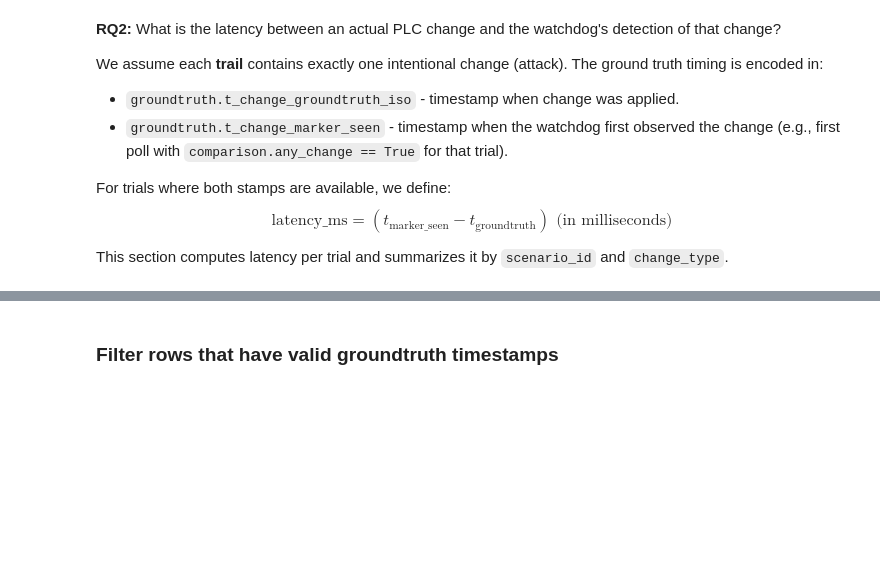
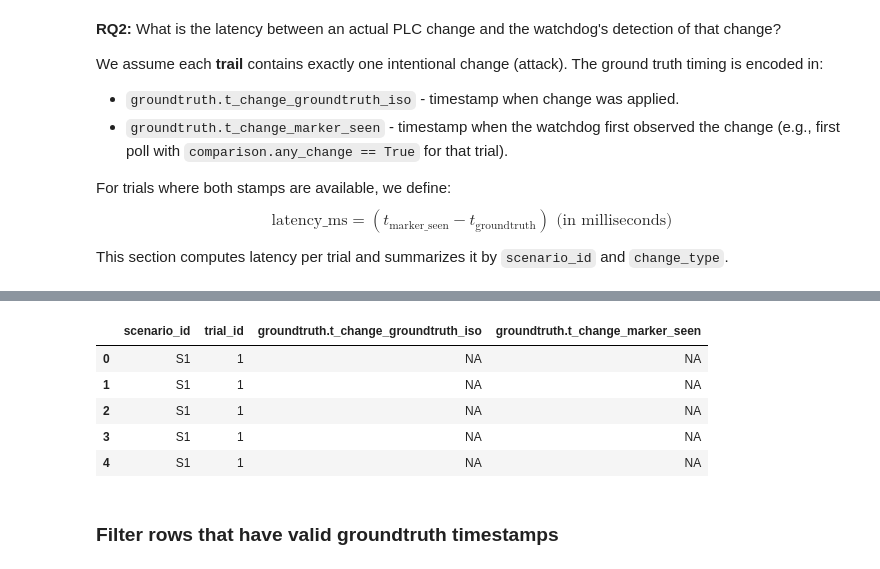
Before and after one commit to georgelake2/ESP32_PLC_Reader, a Jupyter notebook: Watchdog_experiments.ipynb, the cells around one changed output, grey strips where cells are left out. Drawn from its saved outputs; the diff is of its cells as text; code cells hidden in the pictures; blank space fills up the shorter version.

```diff
--- a/Watchdog_experiments.ipynb
+++ b/Watchdog_experiments.ipynb
@@ -312,0 +333,19 @@ This section computes latency per trial and summarizes it by `scenario_id` and `
+# %%
+# Fill groundtruth.t_change_groundtruth_iso for each trial from the manual mapping.
+def groundtruth_time(row):
+    key = (row.get("scenario_id", None), int(row.get("trial_id", 0)))
+    if key in GROUNDTRUTH_CHANGE_TIMES:
+        return GROUNDTRUTH_CHANGE_TIMES[key]
+    # Fall back to whatever is in the log (usually "NA")
+    return row.get("groundtruth.t_change_groundtruth_iso", "NA")
+
+flat["groundtruth.t_change_groundtruth_iso"] = flat.apply(
+    groundtruth_time,
+    axis=1,
+)
+
+flat[[
+    "scenario_id",
+    "trial_id",
+    "groundtruth.t_change_groundtruth_iso",
+]].head()
@@ -313,3 +359,49 @@ This section computes latency per trial and summarizes it by `scenario_id` and `
+# %%
+# Initialize marker_seen to "NA" everywhere
+flat["groundtruth.t_change_marker_seen"] = "NA"
+
+# For each (scenario_id, trial_id) that has a defined change time,
+# find the first detection and use its ESP32 timestamp as marker_seen.
+for (scenario, trial), group in flat.groupby(["scenario_id", "trial_id"]):
+    key = (scenario, int(trial))
+    gt_iso = GROUNDTRUTH_CHANGE_TIMES.get(key)
+    if gt_iso is None:
+        # No intentional change recorded for this trial
+        continue
+
+    # All rows where watchdog saw any change
+    if "comparison.any_change" not in group.columns:
+        continue
+
+    det_rows = group[group["comparison.any_change"].astype(bool)]
+    if det_rows.empty:
+        # No detection in this trial; leave marker_seen as "NA"
+        continue
+
+    # First detection in that trial
+    first_det = det_rows.iloc[0]
+    marker_iso = first_det["esp32_timestamp_iso"]
+
+    # Write this marker to all rows for that trial
+    mask = (
+        (flat["scenario_id"] == scenario)
+        & (flat["trial_id"] == trial)
+    )
+    flat.loc[mask, "groundtruth.t_change_marker_seen"] = marker_iso
+
+flat[[
+    "scenario_id",
+    "trial_id",
+    "groundtruth.t_change_groundtruth_iso",
+    "groundtruth.t_change_marker_seen",
+]].head()
+# %% [output]
+|  | scenario_id | trial_id | groundtruth.t_change_groundtruth_iso | groundtruth.t_change_marker_seen |
+| 0 | S1 | 1 | NA | NA |
+| 1 | S1 | 1 | NA | NA |
+| 2 | S1 | 1 | NA | NA |
+| 3 | S1 | 1 | NA | NA |
+| 4 | S1 | 1 | NA | NA |
 # %% [markdown]
 ### Filter rows that have valid groundtruth timestamps
 # %%
```
Also changed, not shown: parts of 17 cells of this notebook, 2 other files.
